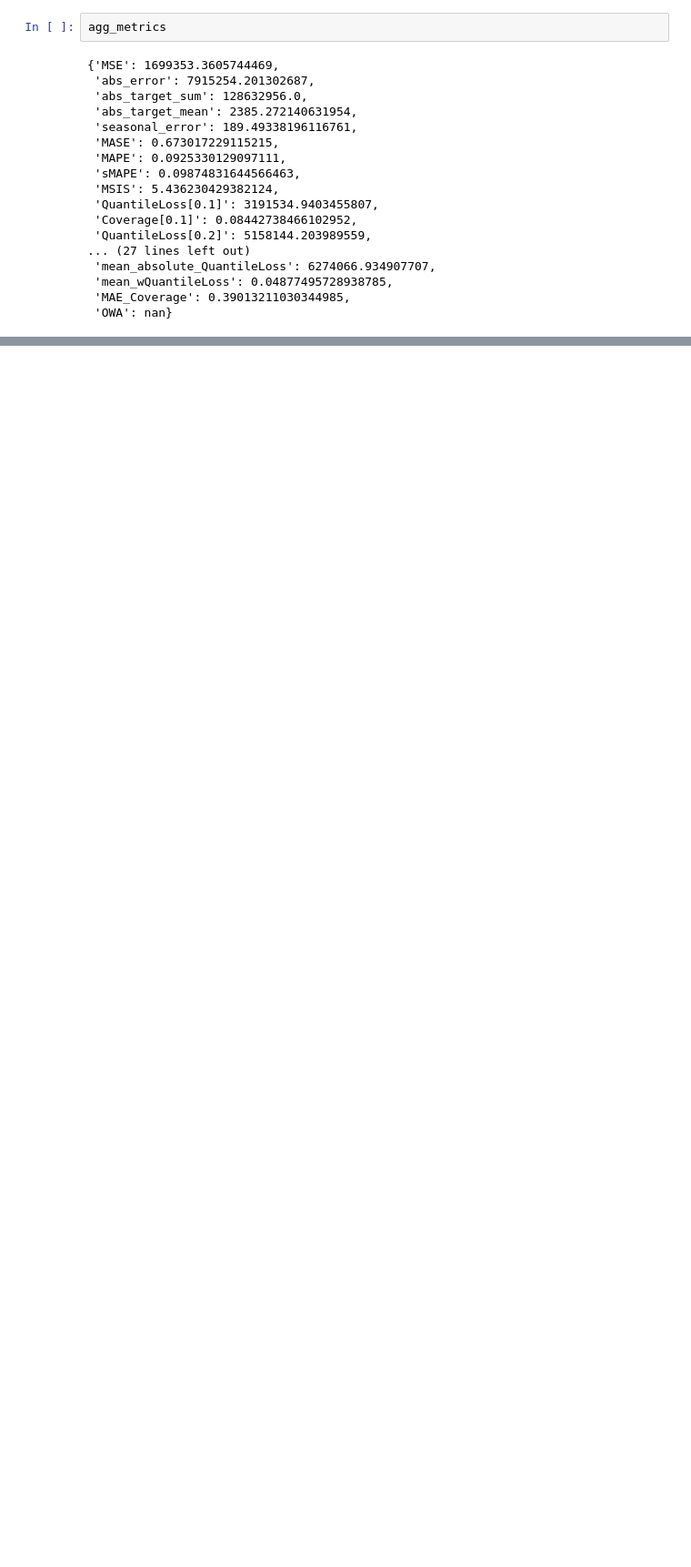
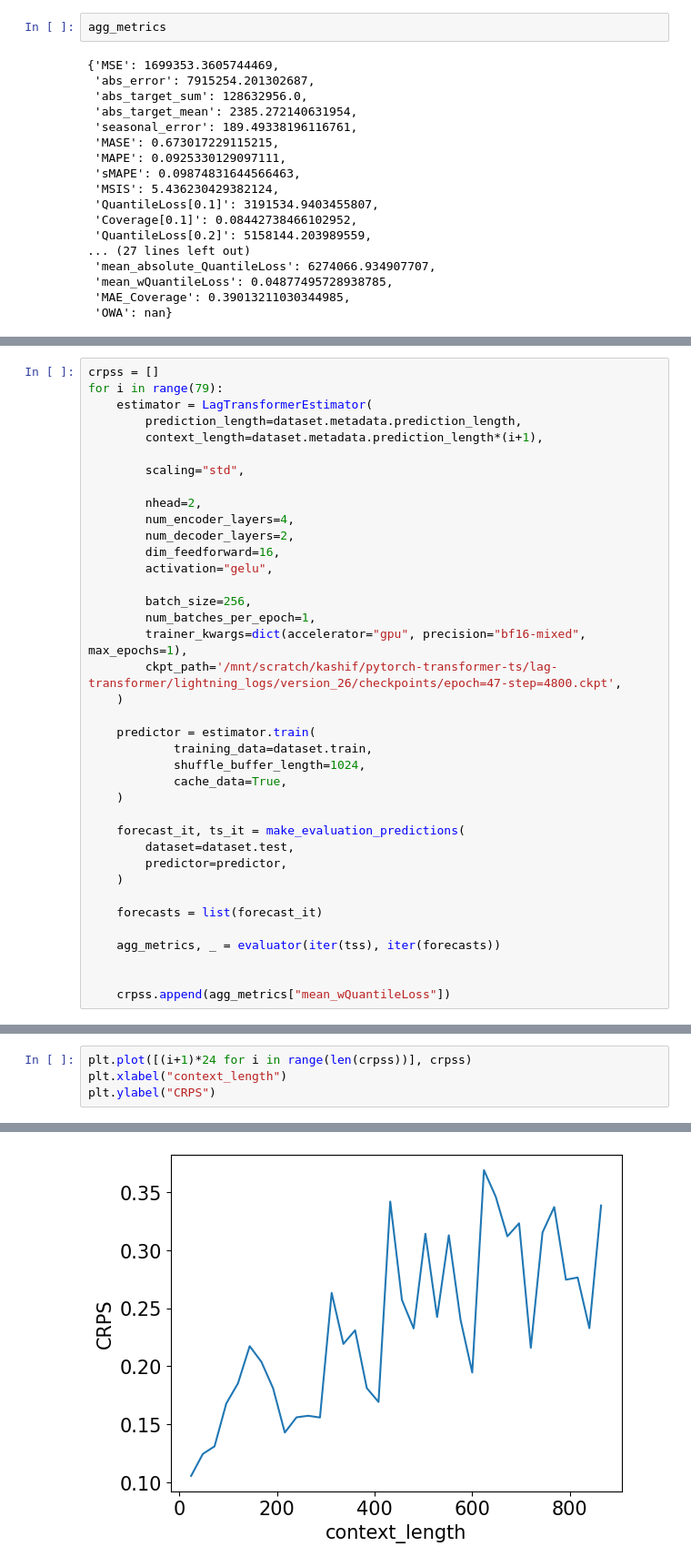
Before and after one commit to kashif/pytorch-transformer-ts, a Jupyter notebook: lag-transformer/lag-transformer-elec.ipynb, the cells around one changed output, grey strips where cells are left out. Shown at 91% size. Cells and saved outputs as stored; diff of their text form; blank space fills up the shorter version.

```diff
--- a/lag-transformer/lag-transformer-elec.ipynb
+++ b/lag-transformer/lag-transformer-elec.ipynb
@@ -125,0 +165,38 @@ plt.show()
+# %%
+crpss = []
+for i in range(79):
+    estimator = LagTransformerEstimator(
+        prediction_length=dataset.metadata.prediction_length,
+        context_length=dataset.metadata.prediction_length*(i+1),
+
+        scaling="std",
+
+        nhead=2,
+        num_encoder_layers=4,
+        num_decoder_layers=2,
+        dim_feedforward=16,
+        activation="gelu",
+
+        batch_size=256,
+        num_batches_per_epoch=1,
+        trainer_kwargs=dict(accelerator="gpu", precision="bf16-mixed", max_epochs=1),
+        ckpt_path='/mnt/scratch/kashif/pytorch-transformer-ts/lag-transformer/lightning_logs/version_26/checkpoints/epoch=47-step=4800.ckpt',
+    )
+
+    predictor = estimator.train(
+            training_data=dataset.train,
+            shuffle_buffer_length=1024,
+            cache_data=True,
+    )
+
+    forecast_it, ts_it = make_evaluation_predictions(
+        dataset=dataset.test,
+        predictor=predictor,
+    )
+
+    forecasts = list(forecast_it)
+
+    agg_metrics, _ = evaluator(iter(tss), iter(forecasts))
+
+
+    crpss.append(agg_metrics["mean_wQuantileLoss"])
@@ -125,0 +407,5 @@ plt.show()
+# %%
+plt.plot([(i+1)*24 for i in range(len(crpss))], crpss)
+plt.xlabel("context_length")
+plt.ylabel("CRPS")
+# %% [output]
@@ -125,0 +413 @@ plt.show()
+[figure, added]
```
Also changed, not shown: parts of 8 cells of this notebook.
